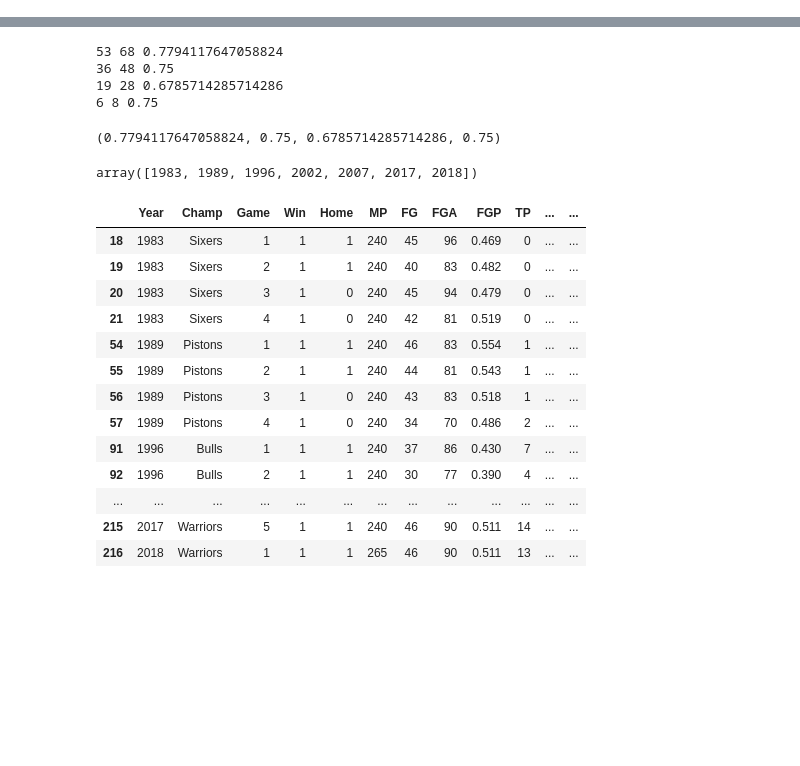
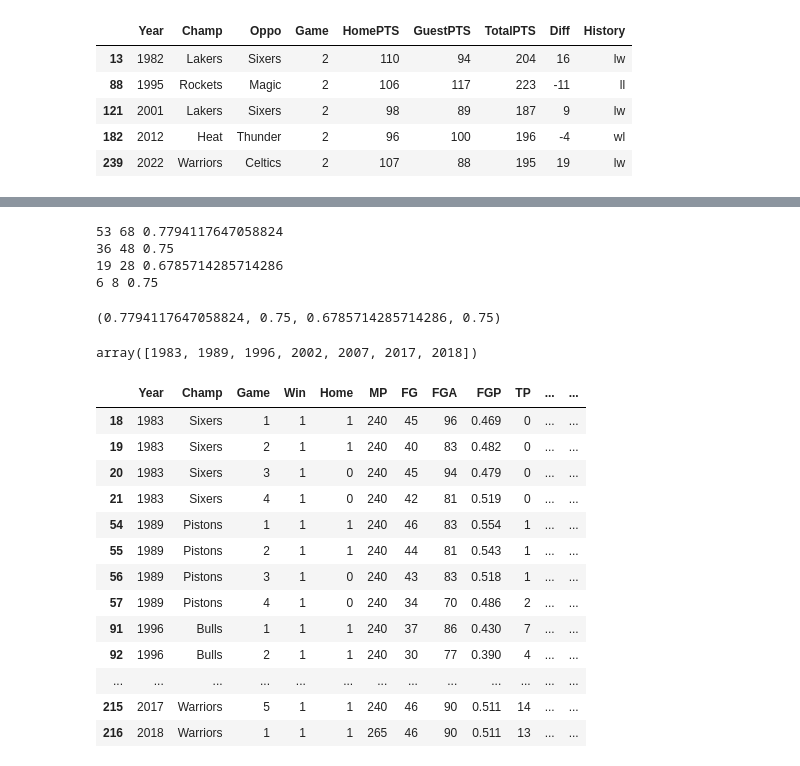
Before and after one commit to bonzo-ntu/nba, a Jupyter notebook: nba.ipynb, the cells around one changed output, grey strips where cells are left out. Cells and saved outputs as stored; diff of their text form; code cells hidden in the pictures; blank space fills up the shorter version.

```diff
--- a/nba.ipynb
+++ b/nba.ipynb
@@ -21,0 +117,2 @@ def p(df1, df2):
+# %%
+g1_lose = nba[nba.Year.isin(G1_home_lose_years)]
@@ -21,0 +145,9 @@ def p(df1, df2):
+# %%
+info(g1_lose[g1_lose.Year.isin(second_game_smaller_years) & (g1_lose.Game==2)])
+# %% [output]
+|  | Year | Champ | Oppo | Game | HomePTS | GuestPTS | TotalPTS | Diff | History |
+| 13 | 1982 | Lakers | Sixers | 2 | 110 | 94 | 204 | 16 | lw |
+| 88 | 1995 | Rockets | Magic | 2 | 106 | 117 | 223 | -11 | ll |
+| 121 | 2001 | Lakers | Sixers | 2 | 98 | 89 | 187 | 9 | lw |
+| 182 | 2012 | Heat | Thunder | 2 | 96 | 100 | 196 | -4 | wl |
+| 239 | 2022 | Warriors | Celtics | 2 | 107 | 88 | 195 | 19 | lw |
```
Also changed, not shown: parts of 14 cells of this notebook, 1 other file.
